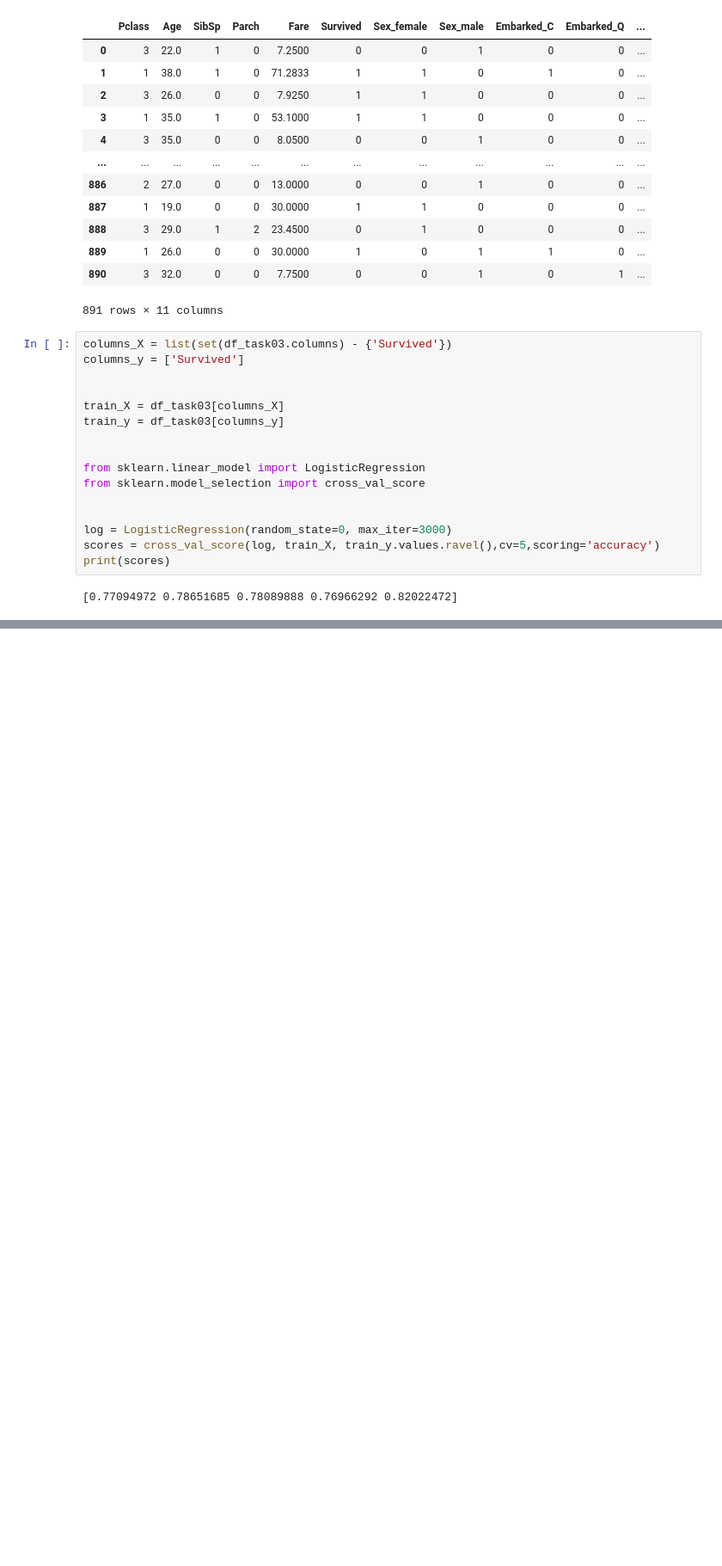
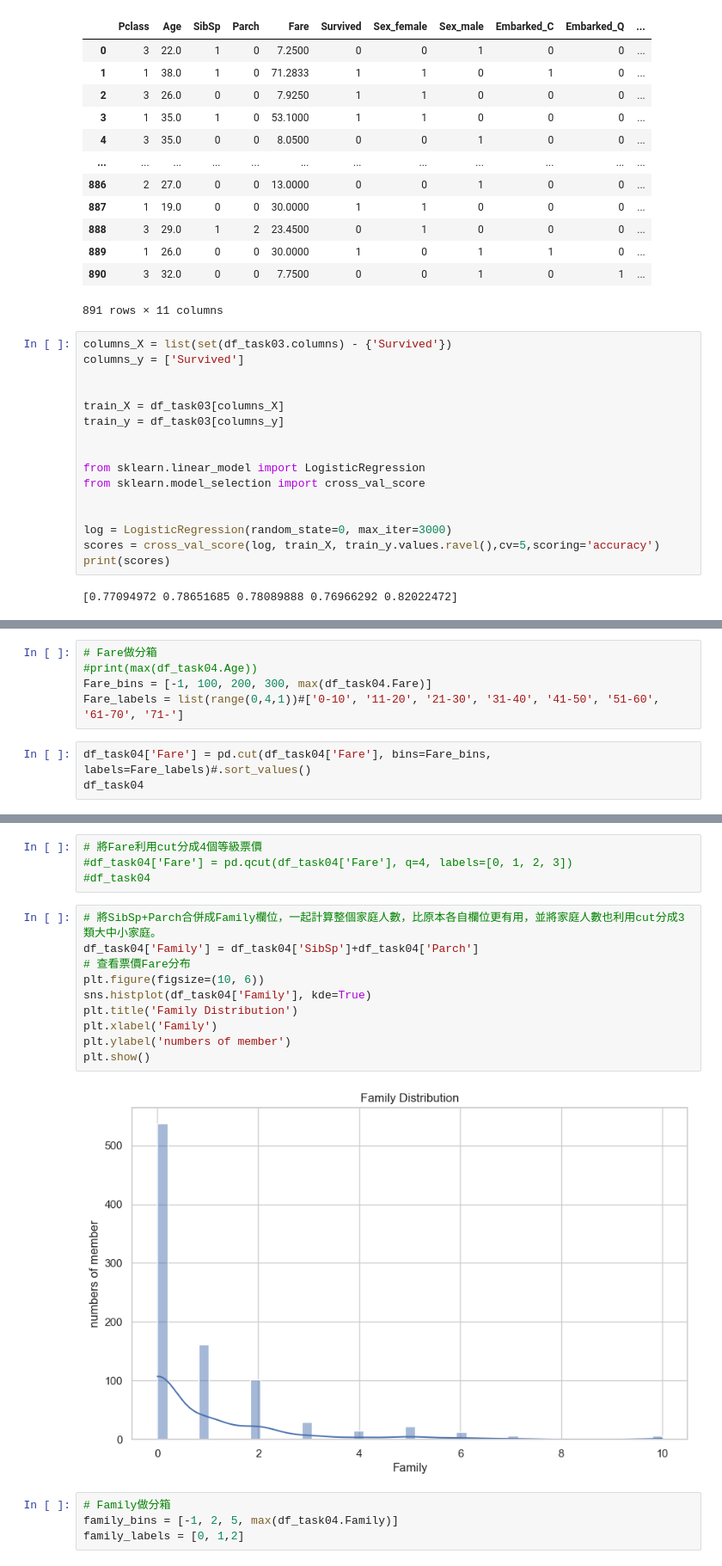
Before and after one commit to jonathanjyu/Projects, a Jupyter notebook: Titanic_Analysis/Titanic_Analysis.ipynb, the cells around one changed output, grey strips where cells are left out. Shown at 86% size. Drawn from its saved outputs; the diff is of its cells as text; blank space fills up the shorter version.

```diff
--- a/Titanic_Analysis/Titanic_Analysis.ipynb
+++ b/Titanic_Analysis/Titanic_Analysis.ipynb
@@ -231,0 +323,8 @@ print(scores)
+# %%
+# Fare做分箱
+#print(max(df_task04.Age))
+Fare_bins = [-1, 100, 200, 300, max(df_task04.Fare)]
+Fare_labels = list(range(0,4,1))#['0-10', '11-20', '21-30', '31-40', '41-50', '51-60', '61-70', '71-']
+# %%
+df_task04['Fare'] = pd.cut(df_task04['Fare'], bins=Fare_bins, labels=Fare_labels)#.sort_values()
+df_task04
@@ -231,0 +345,20 @@ print(scores)
+# %%
+# 將Fare利用cut分成4個等級票價
+#df_task04['Fare'] = pd.qcut(df_task04['Fare'], q=4, labels=[0, 1, 2, 3])
+#df_task04
+# %%
+# 將SibSp+Parch合併成Family欄位，一起計算整個家庭人數，比原本各自欄位更有用，並將家庭人數也利用cut分成3類大中小家庭。
+df_task04['Family'] = df_task04['SibSp']+df_task04['Parch']
+# 查看票價Fare分布
+plt.figure(figsize=(10, 6))
+sns.histplot(df_task04['Family'], kde=True)
+plt.title('Family Distribution')
+plt.xlabel('Family')
+plt.ylabel('numbers of member')
+plt.show()
+# %% [output]
+[figure, added]
+# %%
+# Family做分箱
+family_bins = [-1, 2, 5, max(df_task04.Family)]
+family_labels = [0, 1,2]
```
Also changed, not shown: parts of 11 cells of this notebook.
